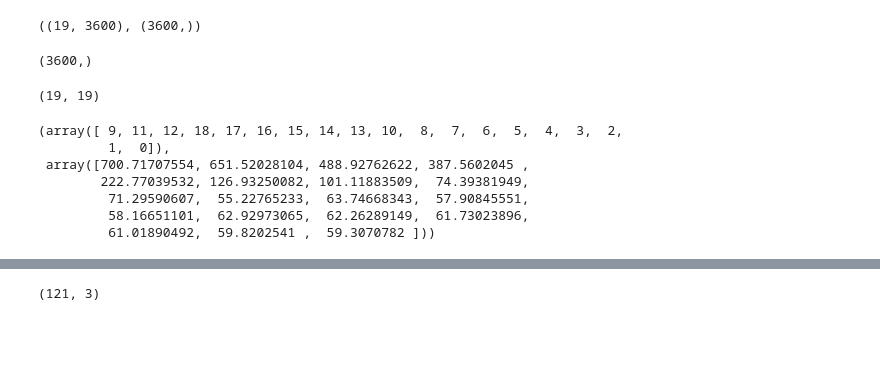
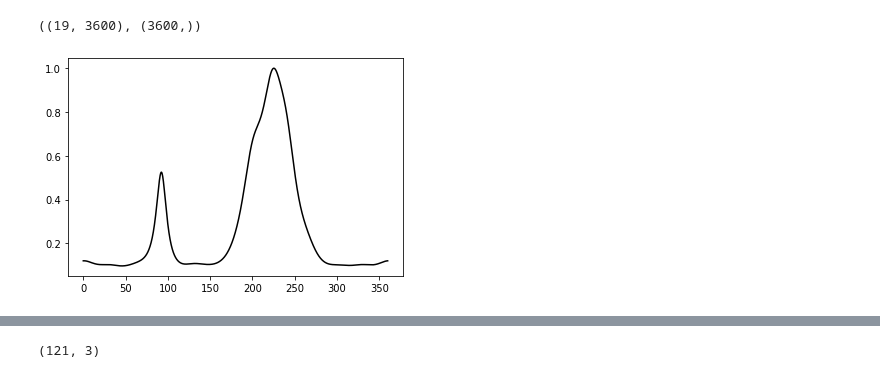
Before and after one commit to HaoxinSEU/SSP_beamforming, a Jupyter notebook: doa.ipynb, the cells around one changed output, grey strips where cells are left out. Drawn from its saved outputs; the diff is of its cells as text; code cells hidden in the pictures; blank space fills up the shorter version.

```diff
--- a/doa.ipynb
+++ b/doa.ipynb
@@ -43,37 +44,20 @@ plt.show()
 # %%
-signal=S[1]
+signal=S[0]
 signal.shape
 # %% [output]
 (19, 19)
 # %%
 thetas=np.arange(0,360,0.1)
-a=np.exp(-1j*2*np.pi/lambda_*(xyz@[np.cos(thetas*np.pi/180),np.sin(thetas*np.pi/180)])).reshape(19,-1)
+a=np.exp(-1j*2*np.pi/lambda_*(xyz@[np.cos(thetas*np.pi/180),np.sin(thetas*np.pi/180)])).reshape(xyz.shape[0],-1)
 a.shape,thetas.shape
 # %% [output]
 ((19, 3600), (3600,))
-# %%
-P=np.zeros(thetas.shape)
-P.shape
-# %% [output]
-(3600,)
-# %%
-eigval,eigvect=np.linalg.eig(signal)
-ids=np.abs(eigval).argsort()[:18]
-En=eigvect[:,ids]
-Ren=np.dot(En,En.conj().T)
-Ren.shape
-# %% [output]
-(19, 19)
-# %%
-eigval.argsort(),np.abs(eigval)
-# %% [output]
-(array([ 9, 11, 12, 18, 17, 16, 15, 14, 13, 10,  8,  7,  6,  5,  4,  3,  2,
-         1,  0]),
- array([700.71707554, 651.52028104, 488.92762622, 387.5602045 ,
-        222.77039532, 126.93250082, 101.11883509,  74.39381949,
-         71.29590607,  55.22765233,  63.74668343,  57.90845551,
-         58.16651101,  62.92973065,  62.26289149,  61.73023896,
-         61.01890492,  59.8202541 ,  59.3070782 ]))
 # %%
+P=np.zeros(thetas.shape)
 for i in range(len(thetas)):
-    P[i]=1/abs(np.dot(a[:,i].conj().T,np.dot(Ren,a[:,i])))
+    P[i]=1/abs(np.dot(a[:,i].conj().T,np.dot(np.linalg.inv(signal),a[:,i])))
+P=P/max(P)
+plt.plot(thetas,P,'-k')
+plt.show()
+# %% [output]
+[figure, added]
```
Also changed, not shown: parts of 32 cells of this notebook, 4 other files.
